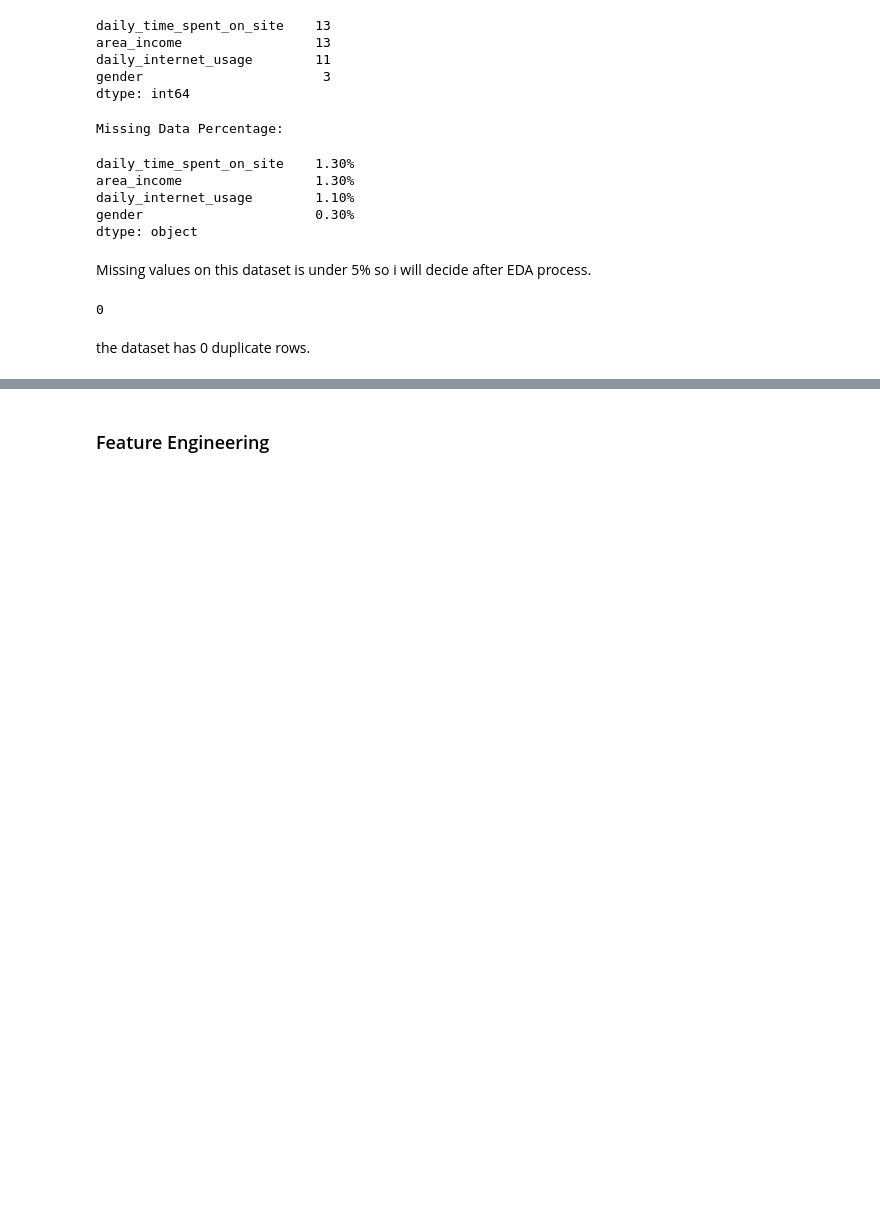
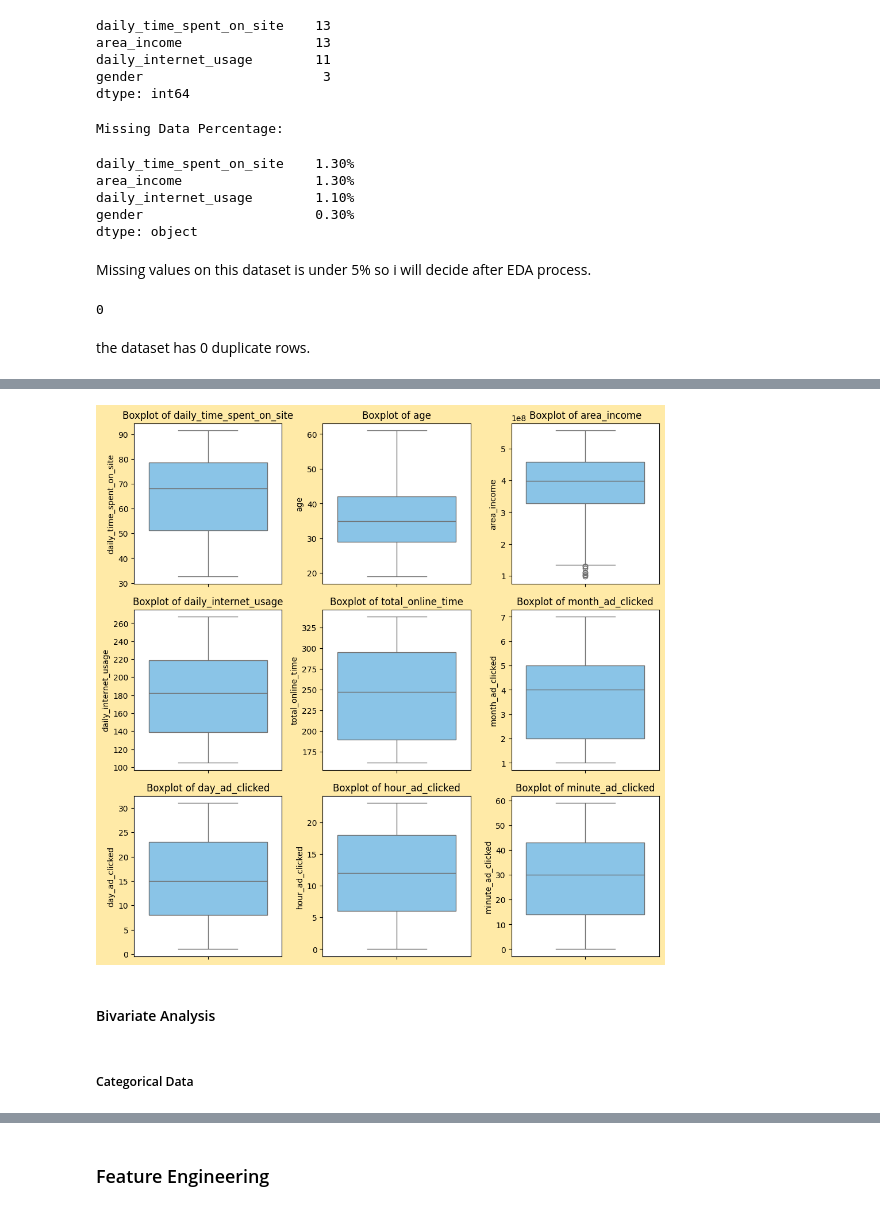
Before and after one commit to azaryasph/Predict-Customer-Clicked-Ads-Classification-By-Using-Machine-Learning, a Jupyter notebook: Predict Customer Clicked Ads Classification By Using Machine Learning.ipynb, the cells around one changed output, grey strips where cells are left out. Drawn from its saved outputs; the diff is of its cells as text; code cells hidden in the pictures; blank space fills up the shorter version.

```diff
--- a/Predict Customer Clicked Ads Classification By Using Machine Learning.ipynb
+++ b/Predict Customer Clicked Ads Classification By Using Machine Learning.ipynb
@@ -172,0 +251,16 @@ the dataset has 0 duplicate rows.
+# %%
+num = dfe[['daily_time_spent_on_site', 'age', 'area_income', 'daily_internet_usage', 'total_online_time', 'month_ad_clicked', 'day_ad_clicked', 'hour_ad_clicked', 'minute_ad_clicked']]
+fig, ax = plt.subplots(3, 3, figsize=(10, 10))
+fig.set_facecolor('#FFEAA7')
+
+for i, subplot in zip(num.columns, ax.flatten()):
+    sns.boxplot(y=i, data=num, ax=subplot, color='xkcd:lightblue')
+    subplot.set_title(f'Boxplot of {i}')
+
+fig.tight_layout()
+# %% [output]
+[figure, added]
+# %% [markdown]
+#### Bivariate Analysis
+# %% [markdown]
+##### Categorical Data
```
Also changed, not shown: parts of 34 cells of this notebook.
